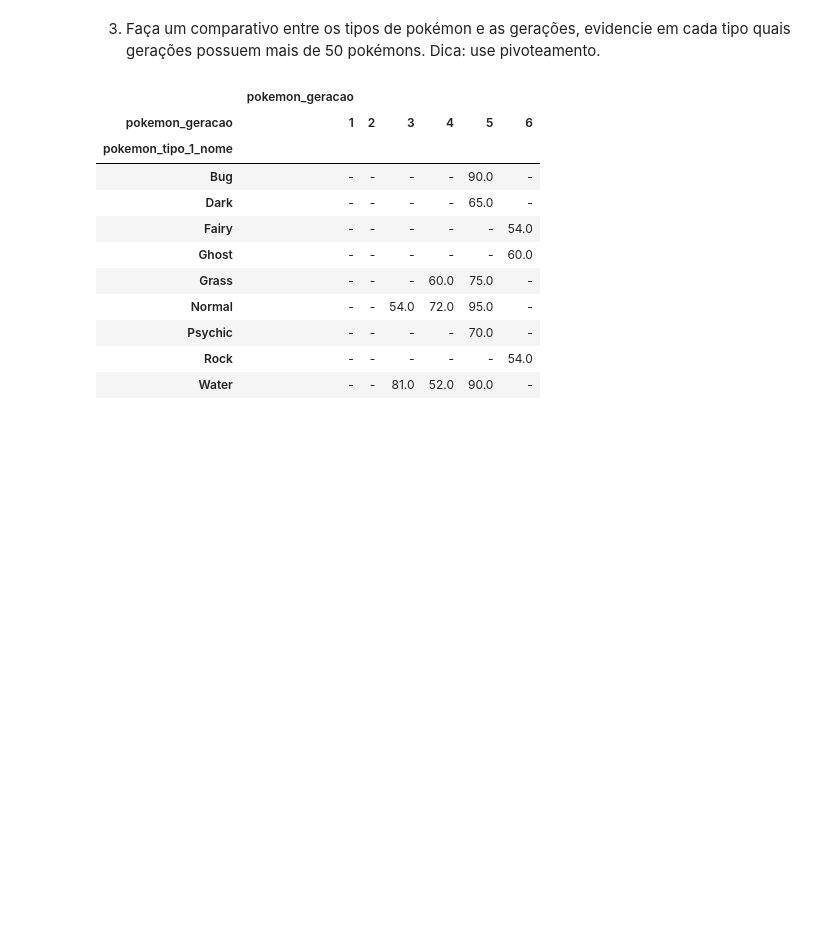
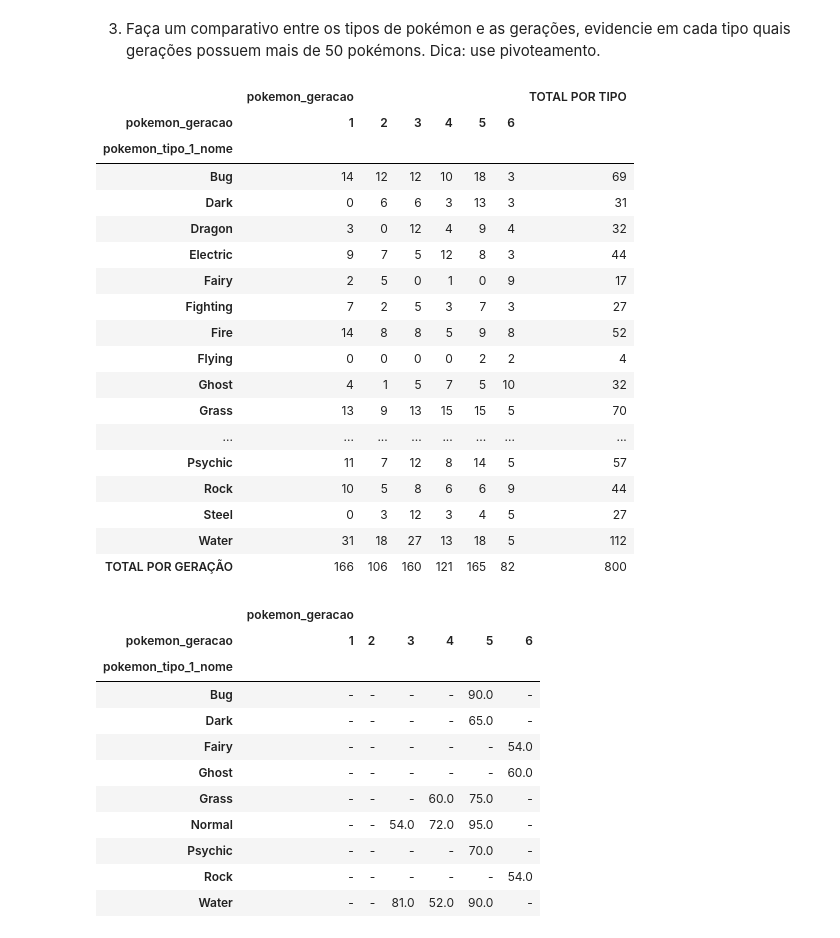
Before and after one commit to AlexsonT/Prog_DS2_Growdev, a Jupyter notebook: final_prog_ds2.ipynb, the cells around one changed output. Cells and saved outputs as stored; diff of their text form; code cells hidden in the pictures; blank space fills up the shorter version.

```diff
--- a/final_prog_ds2.ipynb
+++ b/final_prog_ds2.ipynb
@@ -150,6 +148,39 @@ for i in uniao_dataframes.itertuples(index=False):
 3) Faça um comparativo entre os tipos de pokémon e as gerações,
 evidencie em cada tipo quais gerações possuem mais de 50
 pokémons. Dica: use pivoteamento.
+# %%
+tipos_e_geracoes = pd.pivot_table(
+    uniao_dataframes,
+    index=['pokemon_tipo_1_nome'],
+    columns=['pokemon_geracao'],
+    aggfunc= {'pokemon_geracao': np.count_nonzero},
+    fill_value = 0
+    )
+
+tipos_e_geracoes['TOTAL POR TIPO'] = tipos_e_geracoes.sum(axis=1) #adicionado o total por tipo de pokemon.
+tipos_e_geracoes.loc['TOTAL POR GERAÇÃO'] = tipos_e_geracoes.sum(axis=0) #adicionando o total por geração de pokemon.
+display(tipos_e_geracoes)
+# Na contagem de pokemons não retorna nenhuma geração com mais de 50 pokemons.
+# %% [output]
+|  | pokemon_geracao |  |  |  |  |  | TOTAL POR TIPO |
+| pokemon_geracao | 1 | 2 | 3 | 4 | 5 | 6 |  |
+| pokemon_tipo_1_nome |  |  |  |  |  |  |  |
+| Bug | 14 | 12 | 12 | 10 | 18 | 3 | 69 |
+| Dark | 0 | 6 | 6 | 3 | 13 | 3 | 31 |
+| Dragon | 3 | 0 | 12 | 4 | 9 | 4 | 32 |
+| Electric | 9 | 7 | 5 | 12 | 8 | 3 | 44 |
+| Fairy | 2 | 5 | 0 | 1 | 0 | 9 | 17 |
+| Fighting | 7 | 2 | 5 | 3 | 7 | 3 | 27 |
+| Fire | 14 | 8 | 8 | 5 | 9 | 8 | 52 |
+| Flying | 0 | 0 | 0 | 0 | 2 | 2 | 4 |
+| Ghost | 4 | 1 | 5 | 7 | 5 | 10 | 32 |
+| Grass | 13 | 9 | 13 | 15 | 15 | 5 | 70 |
+| ... | ... | ... | ... | ... | ... | ... | ... |
+| Psychic | 11 | 7 | 12 | 8 | 14 | 5 | 57 |
+| Rock | 10 | 5 | 8 | 6 | 6 | 9 | 44 |
+| Steel | 0 | 3 | 12 | 3 | 4 | 5 | 27 |
+| Water | 31 | 18 | 27 | 13 | 18 | 5 | 112 |
+| TOTAL POR GERAÇÃO | 166 | 106 | 160 | 121 | 165 | 82 | 800 |
 # %%
 tipos_e_geracoes = pd.pivot_table(
     uniao_dataframes,
```
Also changed, not shown: parts of 8 cells of this notebook.
